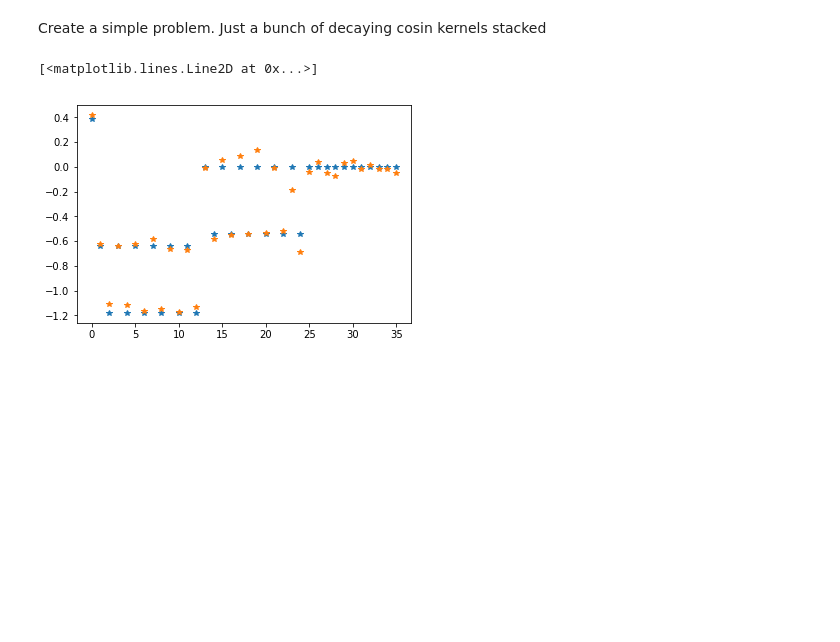
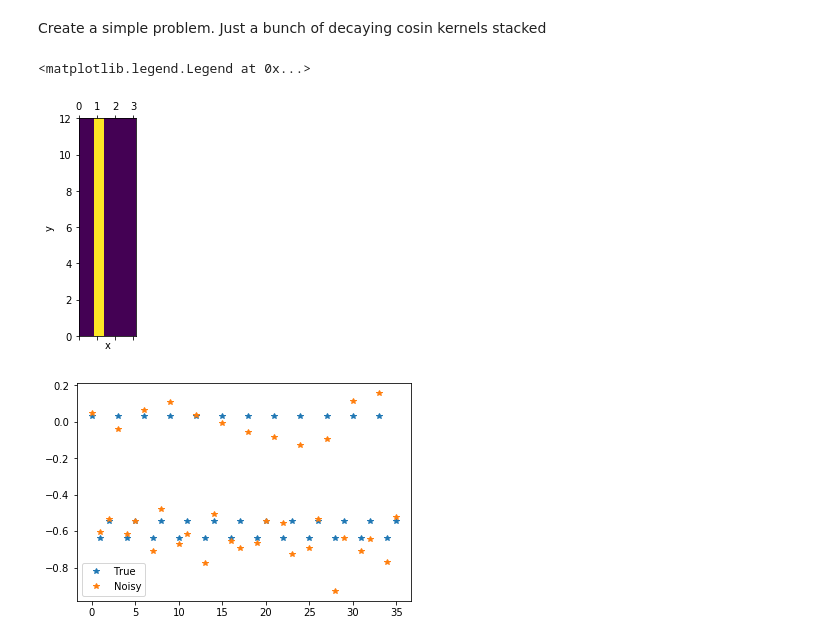
Before and after one commit to simpeg/simpegEM1D, a Jupyter notebook: simpegem1d/notebooks/EM1D_Column_Operators.ipynb, the cells around one changed output. Drawn from its saved outputs; the diff is of its cells as text; code cells hidden in the pictures; blank space fills up the shorter version.

Commit message:
Change order of operator

```diff
--- a/simpegem1d/notebooks/EM1D_Column_Operators.ipynb
+++ b/simpegem1d/notebooks/EM1D_Column_Operators.ipynb
@@ -142,41 +142,44 @@ def g(k):
     return (1)**(k)*np.cos(p*(k+1)*mesh1D.vectorCCx + np.pi/8)
 
 
-# Generate the sparse forward operator
-F = np.zeros((nStn*nk, mesh1D.nC*nStn))
-col = []
-row = []
-val = []
-for jj in range(nStn):
-    for ii in range(nk):
-        row += [ii + jj*ii] * mesh1D.nC
-        col += (np.r_[range(mesh1D.nC)]*nStn + jj).tolist()
-        val += g(ii).tolist()
-        F[row, col] = val
+# Generate the forward operator for one sounding, then kron
+F = np.zeros((nk, mesh1D.nC))
+for ii in range(nk):
+    row = [ii] * mesh1D.nC
+    col = (np.r_[range(mesh1D.nC)]).tolist()
+    val = g(ii).tolist()
+    F[row, col] = val
 
+F =  np.kron(np.eye(nStn), F)
 
-# Add square anomaly
+# Add layer anomaly
 mtrue = np.zeros(mesh1D.nC)
 mtrue[5:8] = 0.25
-mtrue = np.kron(mtrue,np.ones(nStn))
+mtrue = np.kron(np.ones(nStn),mtrue)
 # %%
-# Create a pseudo 2D mesh for the inversion with the 1D columns for hz
-mesh2D = Mesh.TensorMesh([np.ones(nStn), mesh1D.hx])
+# Create a pseudo 2D mesh for the inversion with the 1D columns for hx
+mesh2D = Mesh.TensorMesh([mesh1D.hx, np.ones(nStn)])
 
 prob = Problem.LinearProblem(mesh2D, G=F)
 survey = Survey.LinearSurvey()
 survey.pair(prob)
 
-std_noise = 0.05
+std_noise = 0.1
 data = prob.fields(mtrue)
 survey.dobs = data + std_noise * np.random.randn(nk*nStn)
 wd = np.ones(nk*nStn) * std_noise
 # %%
+mesh2D.plotImage(mtrue)
+plt.spy(F)
+
+plt.figure()
 plt.plot(data,'*')
 plt.plot(survey.dobs,'*')
+plt.legend(['True','Noisy'])
 # %% [output]
-[<matplotlib.lines.Line2D at 0x...>]
+<matplotlib.legend.Legend at 0x...>
-[figure, old version]
+[figure, new version]
+[figure, added]
 # %%
 # Now we can create the regularization using the 2D mesh
 reg = Regularization.Sparse(mesh2D, mapping=Maps.IdentityMap(nP=mesh2D.nC))
```
Also changed, not shown: parts of 3 cells of this notebook.
